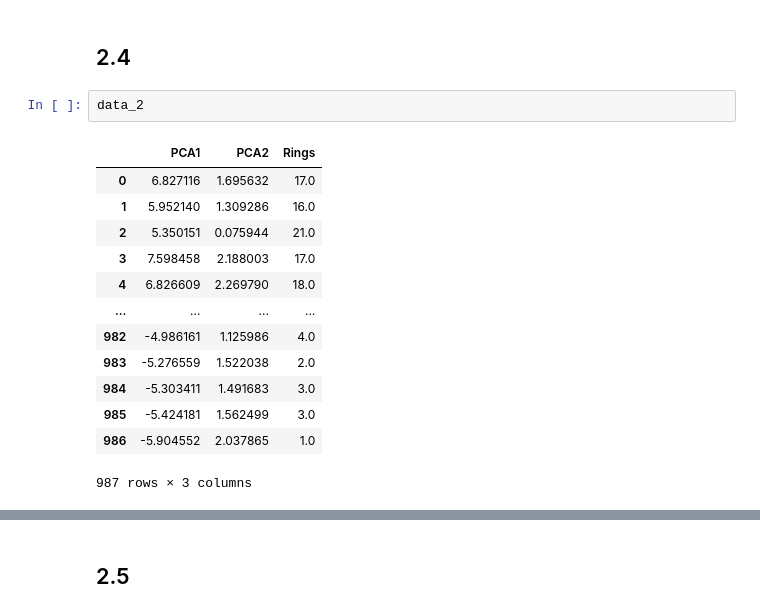
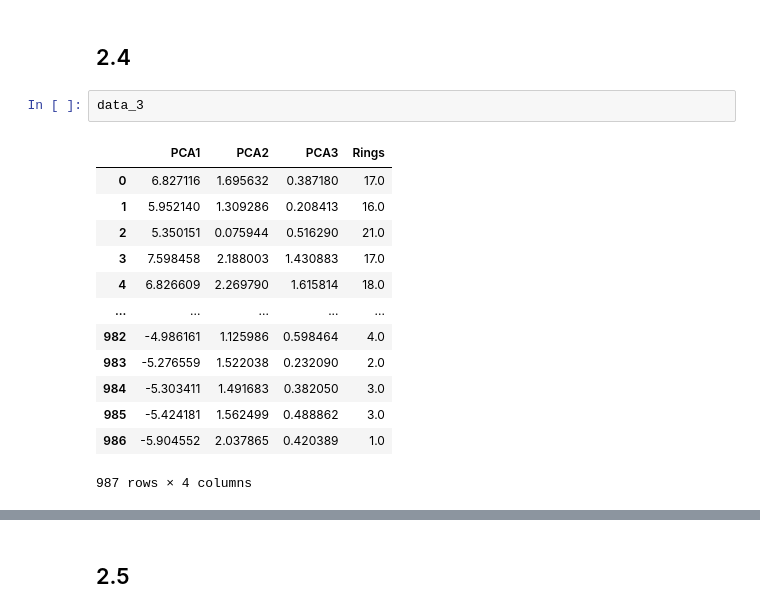
Before and after one commit to pabloamh27/PCA_project, a Jupyter notebook: TP02.ipynb, the cells around one changed output, grey strips where cells are left out. Drawn from its saved outputs; the diff is of its cells as text.

```diff
--- a/TP02.ipynb
+++ b/TP02.ipynb
@@ -634,20 +634,20 @@ plt.show()
 [figure]
 # %% [markdown]
 ## 2.4
-# %%
-data_2
-# %% [output]
-|  | PCA1 | PCA2 | Rings |
-| 0 | 6.827116 | 1.695632 | 17.0 |
-| 1 | 5.952140 | 1.309286 | 16.0 |
-| 2 | 5.350151 | 0.075944 | 21.0 |
-| 3 | 7.598458 | 2.188003 | 17.0 |
-| 4 | 6.826609 | 2.269790 | 18.0 |
-| ... | ... | ... | ... |
-| 982 | -4.986161 | 1.125986 | 4.0 |
-| 983 | -5.276559 | 1.522038 | 2.0 |
-| 984 | -5.303411 | 1.491683 | 3.0 |
-| 985 | -5.424181 | 1.562499 | 3.0 |
-| 986 | -5.904552 | 2.037865 | 1.0 |
-987 rows × 3 columns
+# %%
+data_3
+# %% [output]
+|  | PCA1 | PCA2 | PCA3 | Rings |
+| 0 | 6.827116 | 1.695632 | 0.387180 | 17.0 |
+| 1 | 5.952140 | 1.309286 | 0.208413 | 16.0 |
+| 2 | 5.350151 | 0.075944 | 0.516290 | 21.0 |
+| 3 | 7.598458 | 2.188003 | 1.430883 | 17.0 |
+| 4 | 6.826609 | 2.269790 | 1.615814 | 18.0 |
+| ... | ... | ... | ... | ... |
+| 982 | -4.986161 | 1.125986 | 0.598464 | 4.0 |
+| 983 | -5.276559 | 1.522038 | 0.232090 | 2.0 |
+| 984 | -5.303411 | 1.491683 | 0.382050 | 3.0 |
+| 985 | -5.424181 | 1.562499 | 0.488862 | 3.0 |
+| 986 | -5.904552 | 2.037865 | 0.420389 | 1.0 |
+987 rows × 4 columns
 # %%
```
Also changed, not shown: parts of 4 cells of this notebook.
